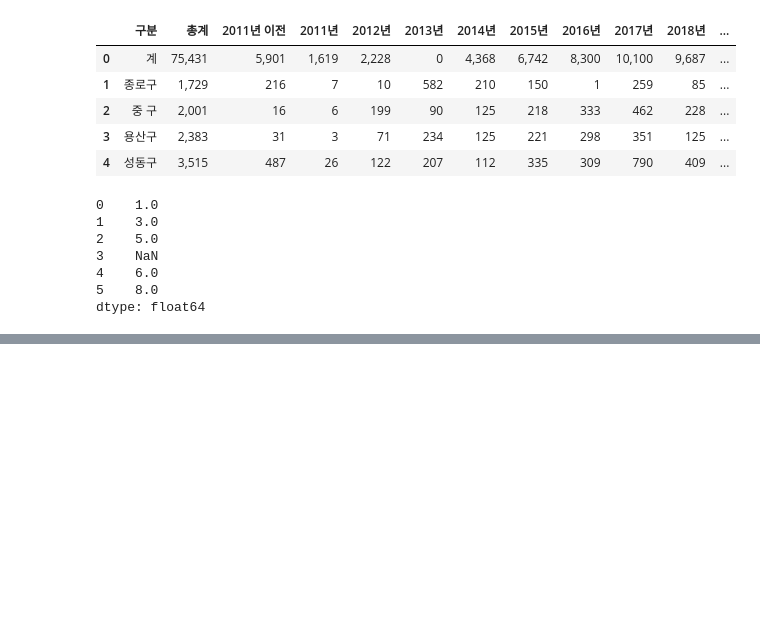
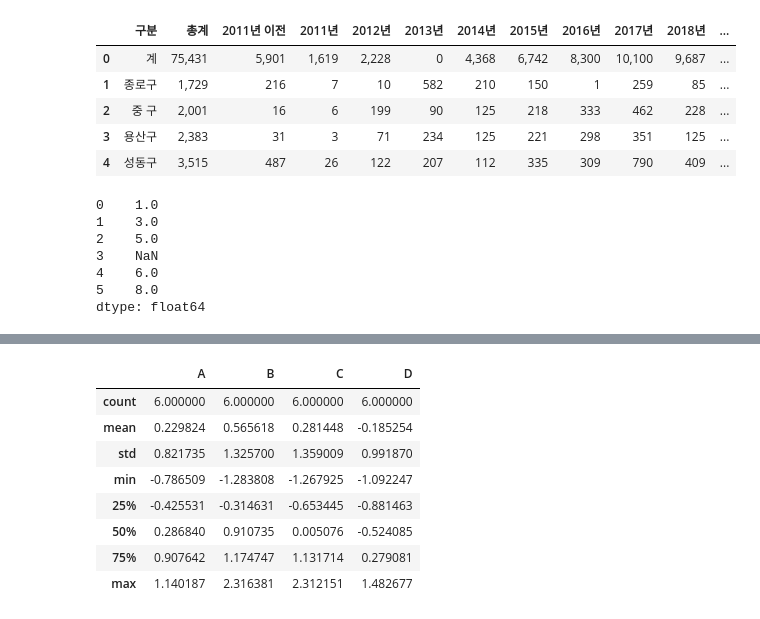
Before and after one commit to du0san/test_pandas, a Jupyter notebook: test_pandas.py.ipynb, the cells around one changed output, grey strips where cells are left out. Saved outputs shown, nothing was run; the diff lists cells and outputs as text; code cells hidden in the pictures; blank space fills up the shorter version.

```diff
--- a/test_pandas.py.ipynb
+++ b/test_pandas.py.ipynb
@@ -27,3 +27,6 @@ s
 4    6.0
 5    8.0
 dtype: float64
+# %%
+dates = pd.date_range('20130101', periods = 6)
+dates
@@ -29,0 +37,3 @@ dtype: float64
+# %%
+df = pd.DataFrame(np.random.randn(6, 4), index= dates, columns = ['A', 'B', 'C', 'D'])
+df
@@ -29,0 +93,12 @@ dtype: float64
+# %%
+df.describe()
+# %% [output]
+|  | A | B | C | D |
+| count | 6.000000 | 6.000000 | 6.000000 | 6.000000 |
+| mean | 0.229824 | 0.565618 | 0.281448 | -0.185254 |
+| std | 0.821735 | 1.325700 | 1.359009 | 0.991870 |
+| min | -0.786509 | -1.283808 | -1.267925 | -1.092247 |
+| 25% | -0.425531 | -0.314631 | -0.653445 | -0.881463 |
+| 50% | 0.286840 | 0.910735 | 0.005076 | -0.524085 |
+| 75% | 0.907642 | 1.174747 | 1.131714 | 0.279081 |
+| max | 1.140187 | 2.316381 | 2.312151 | 1.482677 |
```
Also changed, not shown: parts of 49 cells of this notebook, 9 other files.
